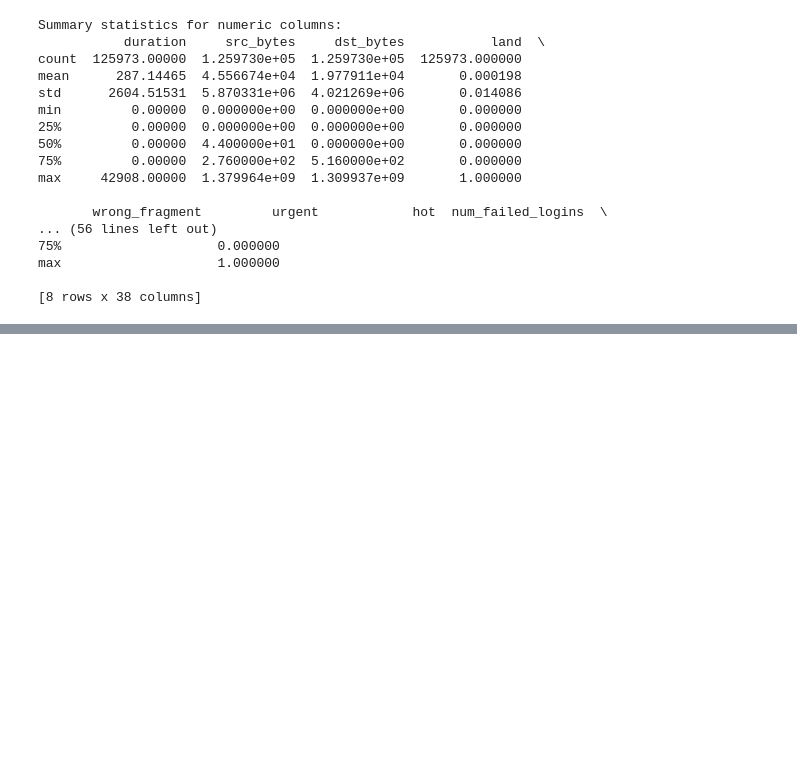
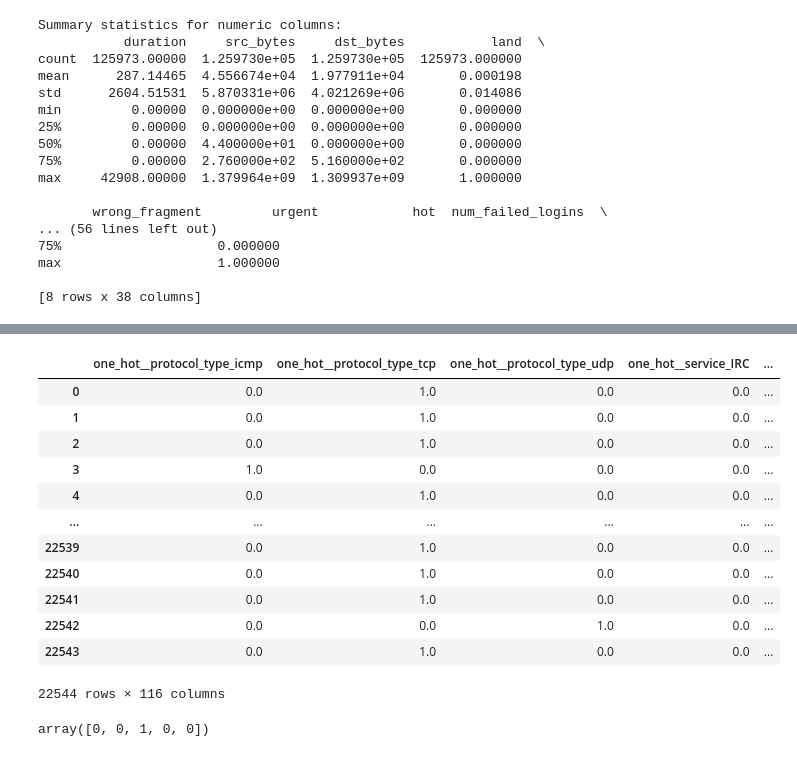
Before and after one commit to Sanjay617/security_ML, a Jupyter notebook: security-ML.ipynb, the cells around one changed output, grey strips where cells are left out. Saved outputs shown, nothing was run; the diff lists cells and outputs as text; code cells hidden in the pictures; blank space fills up the shorter version.

```diff
--- a/security-ML.ipynb
+++ b/security-ML.ipynb
@@ -401,0 +348,4 @@ df_train_column
+# %%
+# Next up, we seperate the resulting column from the test data set to train the models properly
+X_test = df_test.drop("class", axis=1)
+X_test.head()
@@ -401,0 +515,26 @@ df_train_column
+# %%
+# Convert categories to numbers.
+transformed_X_Test = transformer.fit_transform(X_test)
+feature_names = transformer.get_feature_names_out()
+visualize_transformed_X_test = pd.DataFrame(transformed_X_Test, columns=feature_names)
+visualize_transformed_X_test
+# %% [output]
+|  | one_hot__protocol_type_icmp | one_hot__protocol_type_tcp | one_hot__protocol_type_udp | one_hot__service_IRC | ... |
+| 0 | 0.0 | 1.0 | 0.0 | 0.0 | ... |
+| 1 | 0.0 | 1.0 | 0.0 | 0.0 | ... |
+| 2 | 0.0 | 1.0 | 0.0 | 0.0 | ... |
+| 3 | 1.0 | 0.0 | 0.0 | 0.0 | ... |
+| 4 | 0.0 | 1.0 | 0.0 | 0.0 | ... |
+| ... | ... | ... | ... | ... | ... |
+| 22539 | 0.0 | 1.0 | 0.0 | 0.0 | ... |
+| 22540 | 0.0 | 1.0 | 0.0 | 0.0 | ... |
+| 22541 | 0.0 | 1.0 | 0.0 | 0.0 | ... |
+| 22542 | 0.0 | 0.0 | 1.0 | 0.0 | ... |
+| 22543 | 0.0 | 1.0 | 0.0 | 0.0 | ... |
+22544 rows × 116 columns
+# %%
+# Processing y_train
+transformed_y_Test = le.fit_transform(y_test)
+transformed_y_Test[:5]
+# %% [output]
+array([0, 0, 1, 0, 0])
```
Also changed, not shown: parts of 38 cells of this notebook.
